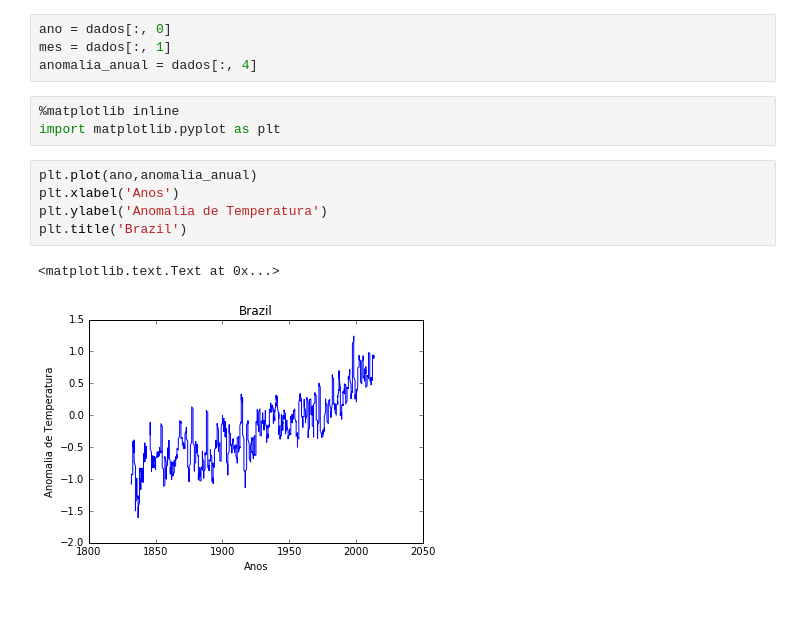
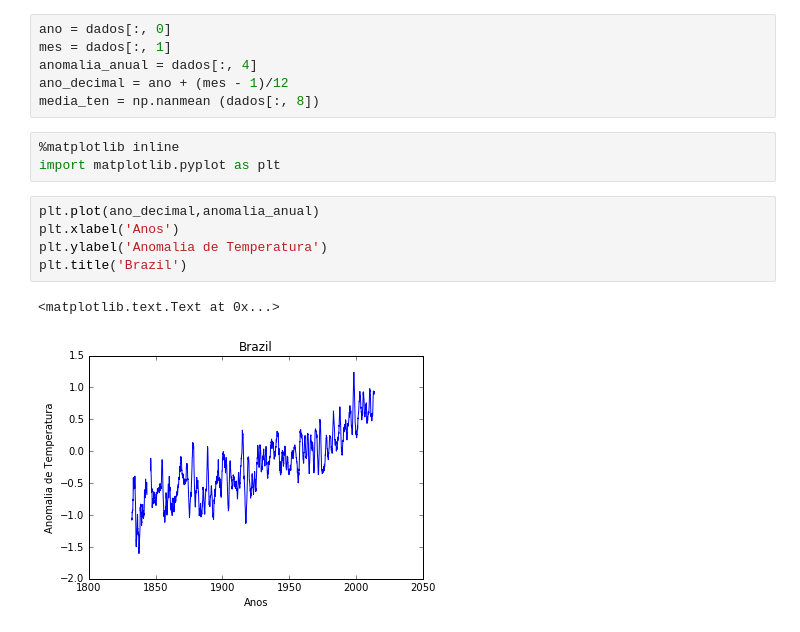
Before and after one commit to mat-esp-2016/python-1-lost, a Jupyter notebook: python1.ipynb, the cells around one changed output. Drawn from its saved outputs; the diff is of its cells as text.

```diff
--- a/python1.ipynb
+++ b/python1.ipynb
@@ -37,14 +37,16 @@ Plotaremos o gráfico abaixo com os dados da anomalia de temperatura media anual
 ano = dados[:, 0]
 mes = dados[:, 1]
 anomalia_anual = dados[:, 4]
+ano_decimal = ano + (mes - 1)/12
+media_ten = np.nanmean (dados[:, 8])
 # %%
 %matplotlib inline
 import matplotlib.pyplot as plt
 # %%
-plt.plot(ano,anomalia_anual)
+plt.plot(ano_decimal,anomalia_anual)
 plt.xlabel('Anos')
 plt.ylabel('Anomalia de Temperatura')
 plt.title('Brazil')
 # %% [output]
 <matplotlib.text.Text at 0x...>
-[figure, old version]
+[figure, new version]
```
Also changed, not shown: parts of 2 cells of this notebook.
